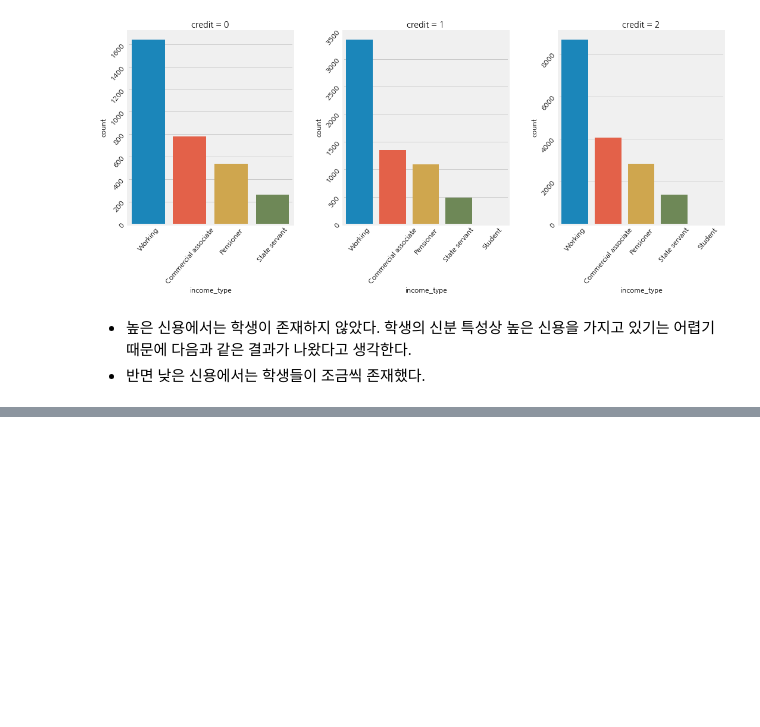
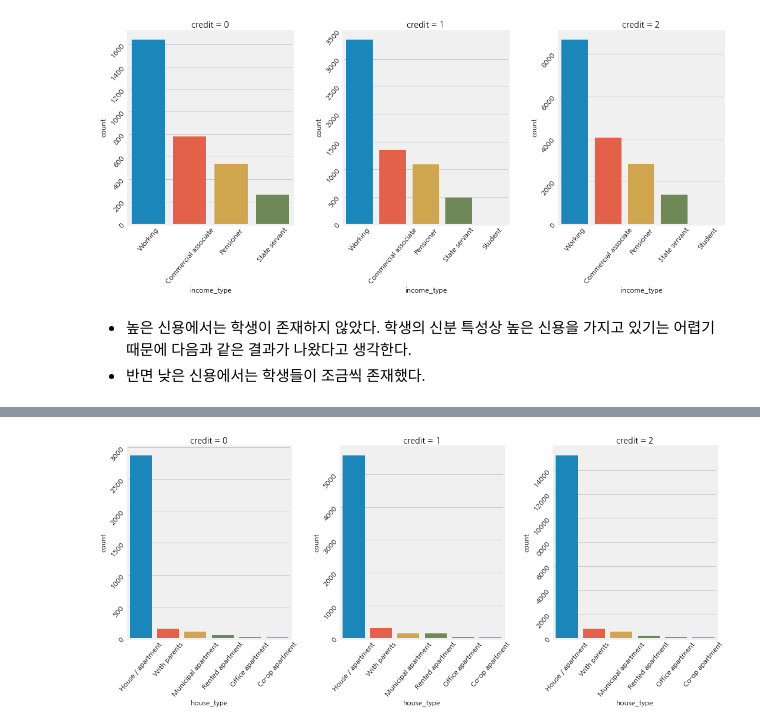
Before and after one commit to jaaaamj0711/DACON, a Jupyter notebook: dacon_ing.ipynb, the cells around one changed output, grey strips where cells are left out. Drawn from its saved outputs; the diff is of its cells as text; code cells hidden in the pictures; blank space fills up the shorter version.

```diff
--- a/dacon_ing.ipynb
+++ b/dacon_ing.ipynb
@@ -192,0 +203,4 @@ Name: income_type, dtype: int64
+# %%
+plot('house_type')
+# %% [output]
+[figure, added]
```
Also changed, not shown: parts of 12 cells of this notebook.
